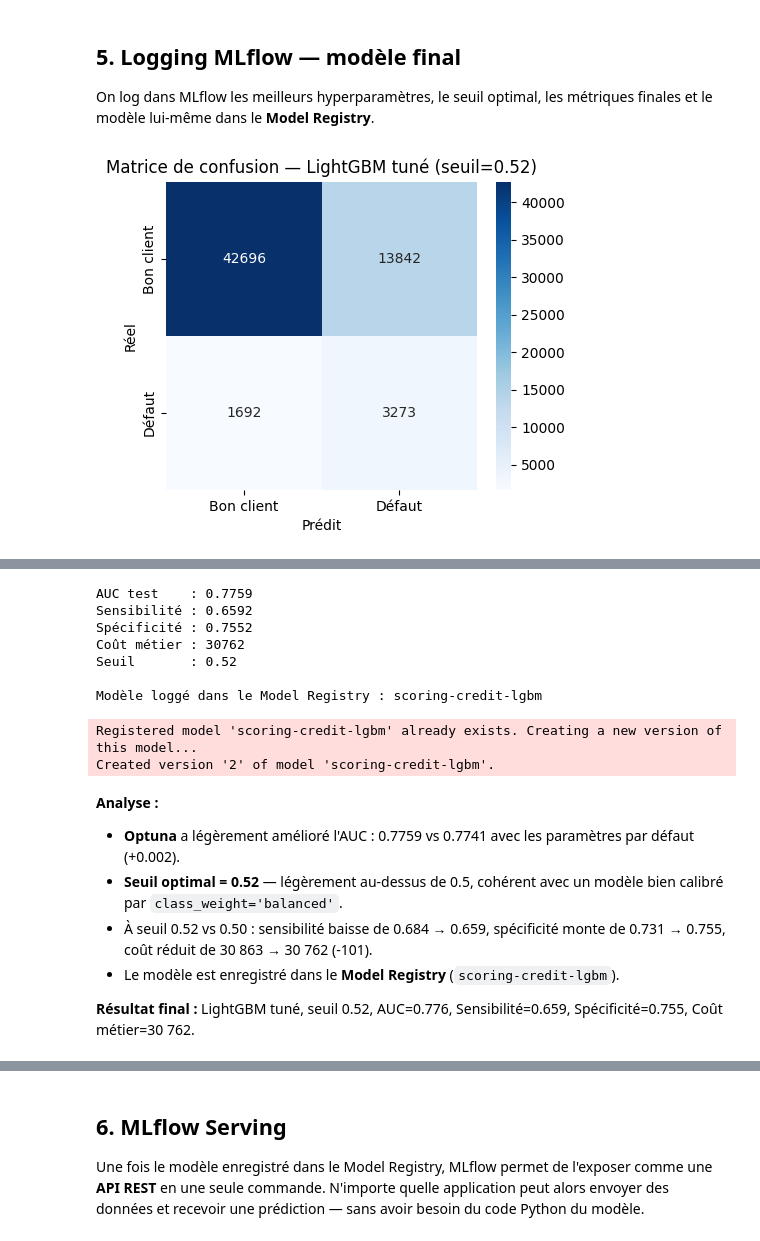
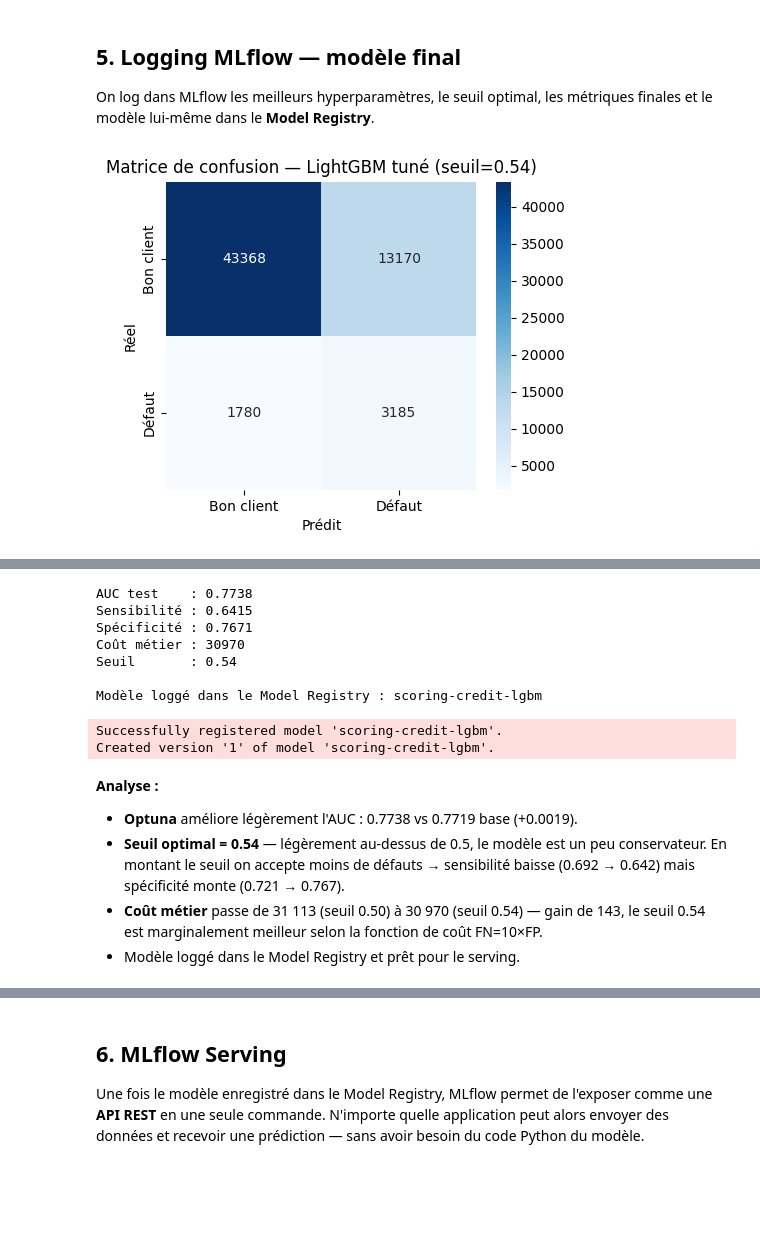
Before and after one commit to basileguerin/OCP6_Initiez_vous_au_MLOps, a Jupyter notebook: notebooks/04_optimisation.ipynb, the cells around one changed output, grey strips where cells are left out. Saved outputs shown, nothing was run; the diff lists cells and outputs as text; code cells hidden in the pictures; blank space fills up the shorter version.

```diff
--- a/notebooks/04_optimisation.ipynb
+++ b/notebooks/04_optimisation.ipynb
@@ -151,39 +150,40 @@ auc_final      = roc_auc_score(y_test, y_prob)
 sensibilite    = tp / (tp + fn)
 specificite    = tn / (tn + fp)
 cout_final     = fn * COUT_FN + fp * COUT_FP
 
 with mlflow.start_run(run_name='lightgbm_optuna_final'):
 
-    # Log des hyperparamètres Optuna
+    # Hyperparamètres Optuna
     for param, value in study.best_params.items():
         mlflow.log_param(param, value)
+    mlflow.log_param('seuil_optimal', seuil_optimal)
 
-    # Log du seuil optimal et des métriques
-    mlflow.log_param('seuil_optimal', seuil_optimal)
-    mlflow.log_metric('auc_test',      auc_final)
-    mlflow.log_metric('sensibilite',   sensibilite)
-    mlflow.log_metric('specificite',   specificite)
-    mlflow.log_metric('cout_metier',   cout_final)
+    # Métriques test (mêmes noms que 03_training_mlflow)
+    mlflow.log_metric('auc_cv',     study.best_value)
+    mlflow.log_metric('auc_test',    auc_final)
+    mlflow.log_metric('sensibilite_test', sensibilite)
+    mlflow.log_metric('specificite_test', specificite)
+    mlflow.log_metric('cout_metier', cout_final)
 
     # Matrice de confusion
     fig, ax = plt.subplots(figsize=(5, 4))
     sns.heatmap(confusion_matrix(y_test, y_pred_final), annot=True, fmt='d',
                 cmap='Blues', ax=ax,
                 xticklabels=['Bon client', 'Défaut'],
                 yticklabels=['Bon client', 'Défaut'])
     ax.set_xlabel('Prédit') ; ax.set_ylabel('Réel')
     ax.set_title(f'Matrice de confusion — LightGBM tuné (seuil={seuil_optimal:.2f})')
     mlflow.log_figure(fig, 'confusion_matrix.png')
     plt.show()
 
-    # Sauvegarde du modèle dans le Model Registry
+    # Sauvegarde dans le Model Registry
     mlflow.lightgbm.log_model(model_final, name='model', registered_model_name='scoring-credit-lgbm')
 
     print(f'AUC test    : {auc_final:.4f}')
     print(f'Sensibilité : {sensibilite:.4f}')
     print(f'Spécificité : {specificite:.4f}')
     print(f'Coût métier : {cout_final}')
     print(f'Seuil       : {seuil_optimal:.2f}')
     print('\nModèle loggé dans le Model Registry : scoring-credit-lgbm')
 # %% [output]
-[figure, old version]
+[figure, new version]
@@ -192,21 +191,19 @@ with mlflow.start_run(run_name='lightgbm_optuna_final'):
-AUC test    : 0.7759
-Sensibilité : 0.6592
-Spécificité : 0.7552
-Coût métier : 30762
-Seuil       : 0.52
+AUC test    : 0.7738
+Sensibilité : 0.6415
+Spécificité : 0.7671
+Coût métier : 30970
+Seuil       : 0.54
 
 Modèle loggé dans le Model Registry : scoring-credit-lgbm
-Registered model 'scoring-credit-lgbm' already exists. Creating a new version of this model...
-Created version '2' of model 'scoring-credit-lgbm'.
+Successfully registered model 'scoring-credit-lgbm'.
+Created version '1' of model 'scoring-credit-lgbm'.
 # %% [markdown]
 **Analyse :**
 
-- **Optuna** a légèrement amélioré l'AUC : 0.7759 vs 0.7741 avec les paramètres par défaut (+0.002).
-- **Seuil optimal = 0.52** — légèrement au-dessus de 0.5, cohérent avec un modèle bien calibré par `class_weight='balanced'`.
-- À seuil 0.52 vs 0.50 : sensibilité baisse de 0.684 → 0.659, spécificité monte de 0.731 → 0.755, coût réduit de 30 863 → 30 762 (-101).
-- Le modèle est enregistré dans le **Model Registry** (`scoring-credit-lgbm`).
-
-**Résultat final :** LightGBM tuné, seuil 0.52, AUC=0.776, Sensibilité=0.659, Spécificité=0.755, Coût métier=30 762.
+- **Optuna** améliore légèrement l'AUC : 0.7738 vs 0.7719 base (+0.0019).
+- **Seuil optimal = 0.54** — légèrement au-dessus de 0.5, le modèle est un peu conservateur. En montant le seuil on accepte moins de défauts → sensibilité baisse (0.692 → 0.642) mais spécificité monte (0.721 → 0.767).
+- **Coût métier** passe de 31 113 (seuil 0.50) à 30 970 (seuil 0.54) — gain de 143, le seuil 0.54 est marginalement meilleur selon la fonction de coût FN=10×FP.
+- Modèle loggé dans le Model Registry et prêt pour le serving.
 # %%
 from mlflow.tracking import MlflowClient
 client = MlflowClient(tracking_uri='../mlruns')
```
Also changed, not shown: parts of 12 cells of this notebook, 8 other files.
